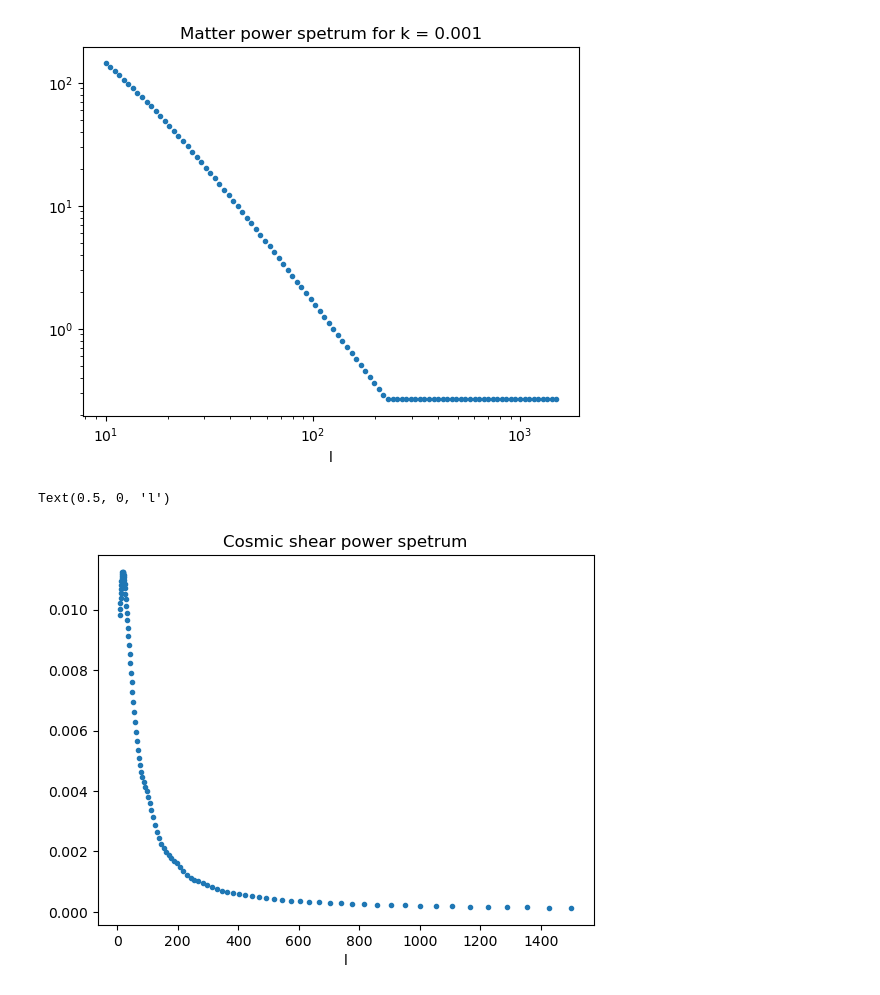
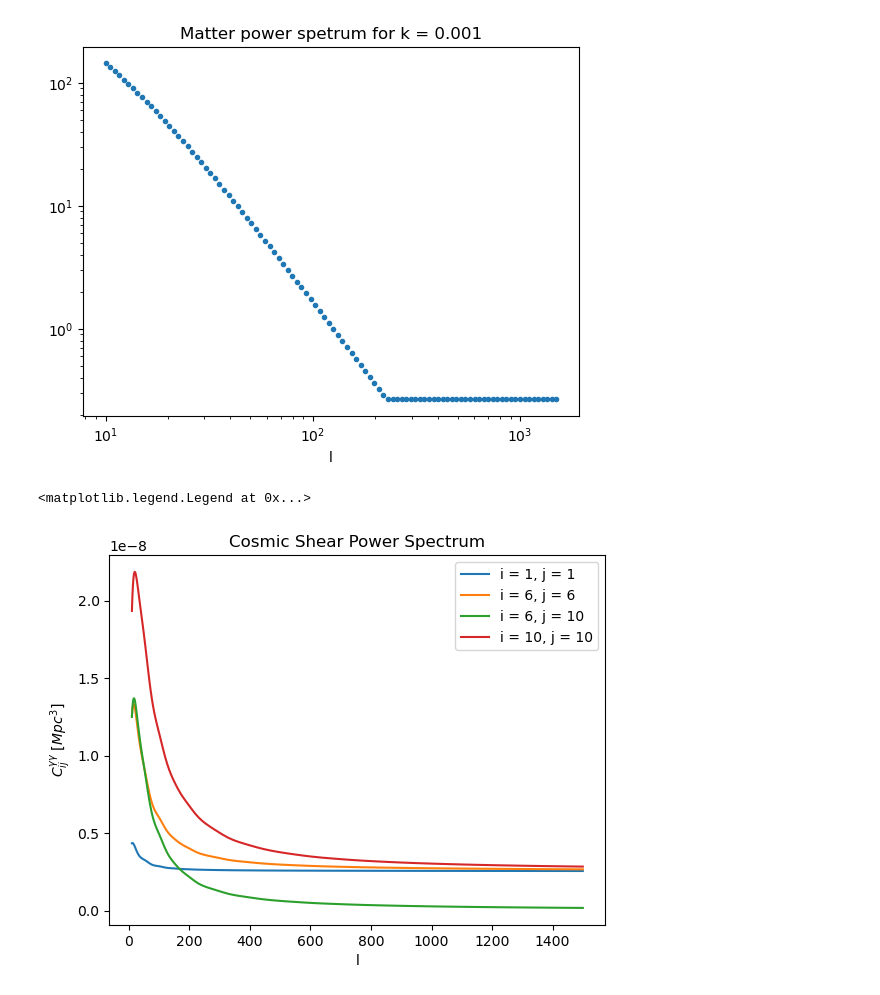
Before and after one commit to XimePS/Fisher_Matrix_WL, a Jupyter notebook: function_probes.ipynb, the cells around one changed output. Saved outputs shown, nothing was run; the diff lists cells and outputs as text; code cells hidden in the pictures.

```diff
--- a/function_probes.ipynb
+++ b/function_probes.ipynb
@@ -210,9 +210,8 @@ class ClassIntegration:
         self.z = params['z']
 
     def E2(self, z, Omega_m0, h, Omega_b0, Omega_DE0, w0, wa, ns, sigma8, gamma):
-        Oomega_m0 =  (Omega_c0 + Omega_nu0 + Omega_b0)
-        Omega_k0 = 1 - (Oomega_m0 + Omega_DE0) # If it is 0, the error of Omega_m0 increase its difference with respect to the article
-        radicando = (Oomega_m0) * (1 + z)**3 + (Omega_DE0 * (1 + z)**(3 * (1 + wa + w0)) * np.exp(-3 * wa * (z / (1 + z)))) + (Omega_k0) * (1 + z)**2
+        Omega_k0 = 0 # If it is 0, the error of Omega_m0 increase its difference with respect to the article
+        radicando = (Omega_m0) * (1 + z)**3 + (Omega_DE0 * (1 + z)**(3 * (1 + wa + w0)) * np.exp(-3 * wa * (z / (1 + z)))) + (Omega_k0) * (1 + z)**2
         return np.sqrt(radicando)
 
     def inverse_E2(self, z, Omega_m0, h, Omega_b0, Omega_DE0, w0, wa, ns, sigma8, gamma):
@@ -518,7 +516,7 @@ class CosmicShear:
         elif parametro1 == 'gamma':
             return self.Der_C_gamma(i ,j, epsilon, Omega_m0, h, Omega_b0, Omega_DE0, w0, wa, ns, sigma8, gamma)
 # %%
-z_prime = np.linspace(0.001, 2.5, 20)
+z_prime = np.linspace(0.001, 2.5, 100)
 z_primes = np.linspace(0.001, 2.5, 100)
 
 params = {'z' : z_prime}
@@ -535,9 +533,10 @@ WARNING:matplotlib.legend:No artists with labels found to put in legend.  Note t
 <matplotlib.legend.Legend at 0x...>
 [figure]
 # %%
+H_0 = 70
 for i in range(10):
     A = np.array([CI.n_i_try(i, zs) for zs in z_primes])
-    plt.plot(z_primes, A, label = 'bin: '+str(i))
+    plt.plot(z_primes, A, label = 'bin: '+str(i+1))
 plt.xlabel('z')
 plt.title('$n_i(z)$')
 plt.legend()
@@ -547,7 +546,8 @@ plt.legend()
 # %%
+H_0 = 70
 for i in range(10):
-    A = CI.Window2(i, Omega_m0, h, Omega_b0, Omega_DE0, w0, wa, ns, sigma8, gamma)
-    plt.plot(z_prime, A,  label = 'bin: '+str(i))
+    A = 1.5*((H_0/c)**2)*Omega_m0*(z_prime + 1)*r*CI.Window2(i, Omega_m0, h, Omega_b0, Omega_DE0, w0, wa, ns, sigma8, gamma)
+    plt.plot(z_prime, A,  label = 'i: '+str(i+1))
 plt.xlabel('z')
 plt.title('$W_i(z)$')
 plt.legend()
@@ -587,14 +587,17 @@ plt.yscale('log')
 # %% [output]
 [figure]
 # %%
-C = B.Cosmic_Shear_l3(0, 0, Omega_m0, h, Omega_b0, Omega_DE0, w0, wa, ns, sigma8, gamma)
+for (i, j) in [(0,0), (5,5), (5, 9), (9, 9)]:
+    C = B.Cosmic_Shear_l3(i, j, Omega_m0, h, Omega_b0, Omega_DE0, w0, wa, ns, sigma8, gamma)
 
-plt.plot(10**L_array, C, '.')
-plt.title('Cosmic shear power spetrum')
-plt.xlabel('l')
+    plt.plot(10**L_array, C, label = f'i = {i+1}, j = {j+1}')
+    plt.ylabel('$C_{ij}^{\gamma \gamma}$ $[Mpc^3]$')
+    plt.xlabel('l')
+    plt.title('Cosmic Shear Power Spectrum')
+plt.legend()
 # %% [output]
-Text(0.5, 0, 'l')
+<matplotlib.legend.Legend at 0x...>
-[figure, old version]
+[figure, new version]
 # %%
 D_om = B.Der_C_Omega(0, 0, 0.01, Omega_m0, h, Omega_b0, Omega_DE0, w0, wa, ns, sigma8, gamma)
 
```
Also changed, not shown: parts of 13 cells of this notebook, 3 other files.
